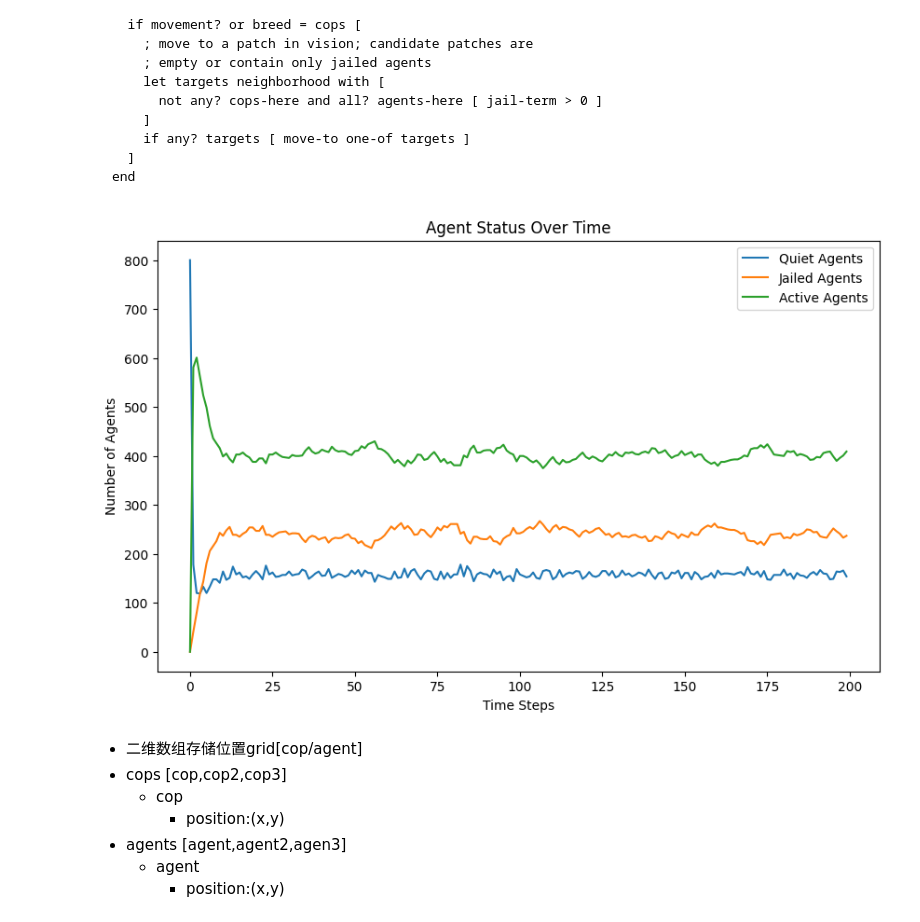
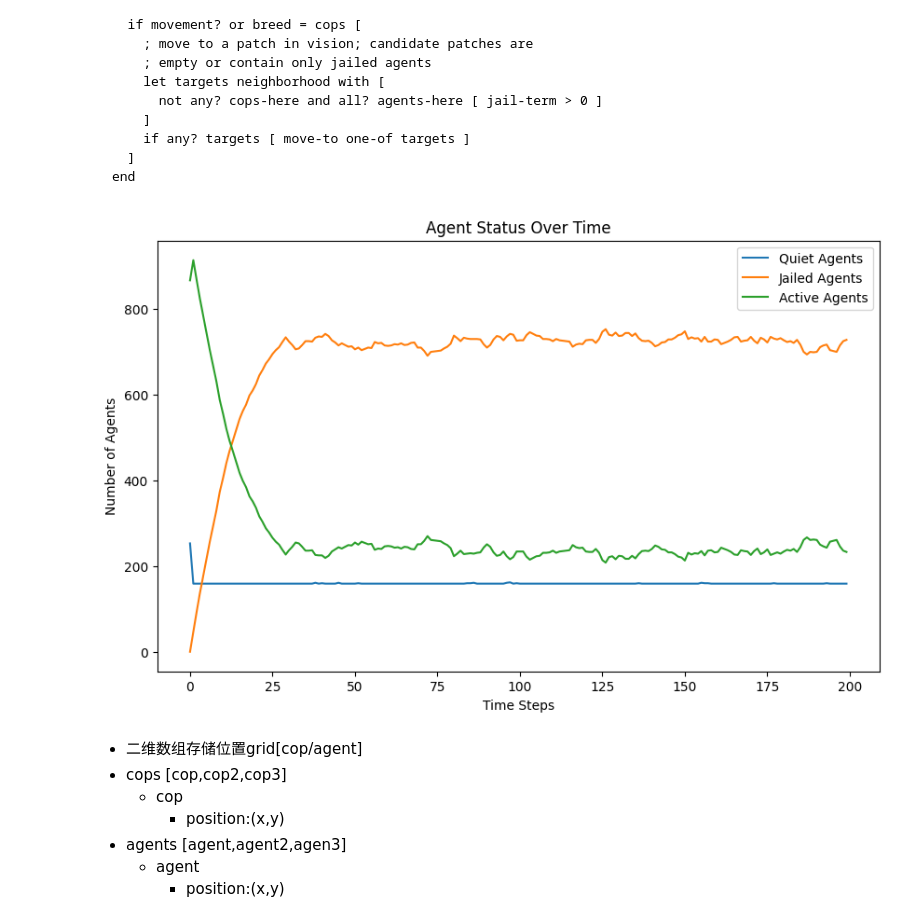
Before and after one commit to Mirrorgo/netlogo-a2, a Jupyter notebook: src/lwz.ipynb, the cells around one changed output. Drawn from its saved outputs; the diff is of its cells as text; code cells hidden in the pictures.

```diff
--- a/src/lwz.ipynb
+++ b/src/lwz.ipynb
@@ -141,21 +141,20 @@ class Model:
 
         for entity in self.entities:
             if entity.jail_term > 0:
+                entity.jail_term -= 1
                 jail_count += 1
-            elif entity.type == EntityType.AGENT:
+                continue
+
+            self.move_agent(entity)
+            if entity.type == EntityType.AGENT:
+                self.determine_behavior(entity)
                 if entity.active:
                     active_count += 1
                 else:
                     quiet_count += 1
-        for entity in self.entities:
-            if entity.jail_term > 0:
-                entity.jail_term -= 1
-                continue
-            self.move_agent(entity)
-            if entity.type == EntityType.AGENT:
-                self.determine_behavior(entity)
             elif entity.type == EntityType.COP:
                 self.enforce(entity)
+
         self.data['quiet'].append(quiet_count)
         self.data['jail'].append(jail_count)
         self.data['active'].append(active_count)
@@ -217,36 +216,36 @@ class Model:
         if active_agents:
             selected_agent, nx, ny = random.choice(active_agents)
             selected_agent.active = False
             selected_agent.jail_term = random.randint(0, self.max_jail_term)
             # Move cop to the position of the arrested agent
             self.grid[x][y] = None  # Remove cop from current position
             self.grid[nx][ny] = cop  # Move cop to new position
             cop.position = (nx, ny)
 
 
 # 实例化并运行模型
-AGENT_DENSITY = 50
+AGENT_DENSITY = 70
 COP_DENSITY = 3
 VISION = 7
 K = 2.3
 GOV_LEGITIMACY = 0.3
-MAX_JAIL_TERM = 10
+MAX_JAIL_TERM = 30
 model = Model(AGENT_DENSITY, COP_DENSITY, VISION, K, GOV_LEGITIMACY, MAX_JAIL_TERM)
 for _ in range(200):
     model.step()
 
 # 绘制结果
 plt.figure(figsize=(10, 6))
 plt.plot(model.data['quiet'], label='Quiet Agents')
 plt.plot(model.data['jail'], label='Jailed Agents')
 plt.plot(model.data['active'], label='Active Agents')
 plt.xlabel('Time Steps')
 plt.ylabel('Number of Agents')
 plt.title('Agent Status Over Time')
 plt.legend()
 plt.show()
 # %% [output]
-[figure, old version]
+[figure, new version]
 # %% [markdown]
 - 二维数组存储位置grid[cop/agent]
 - cops [cop,cop2,cop3]
```
Also changed, not shown: parts of 1 cell of this notebook, 2 other files.
